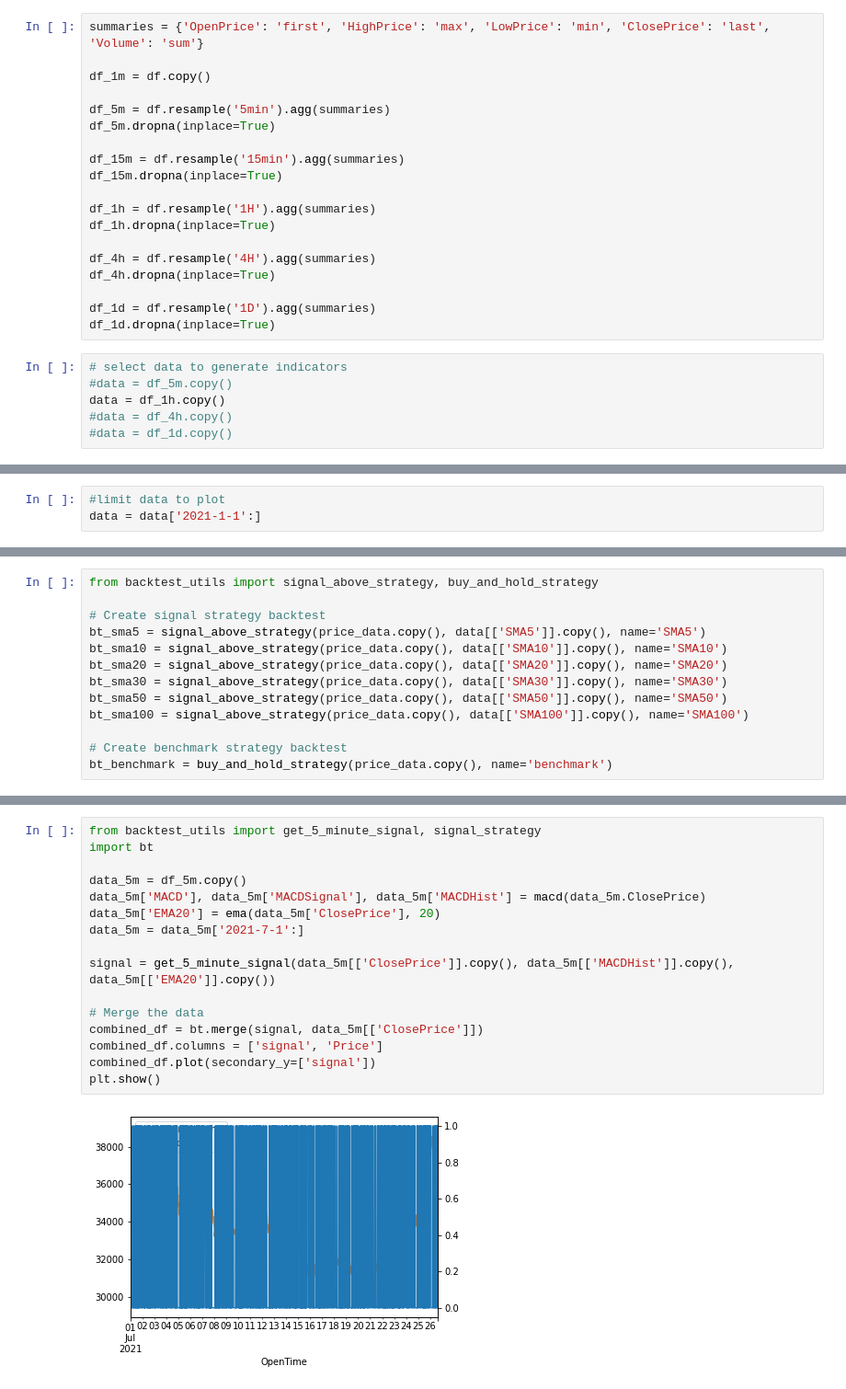
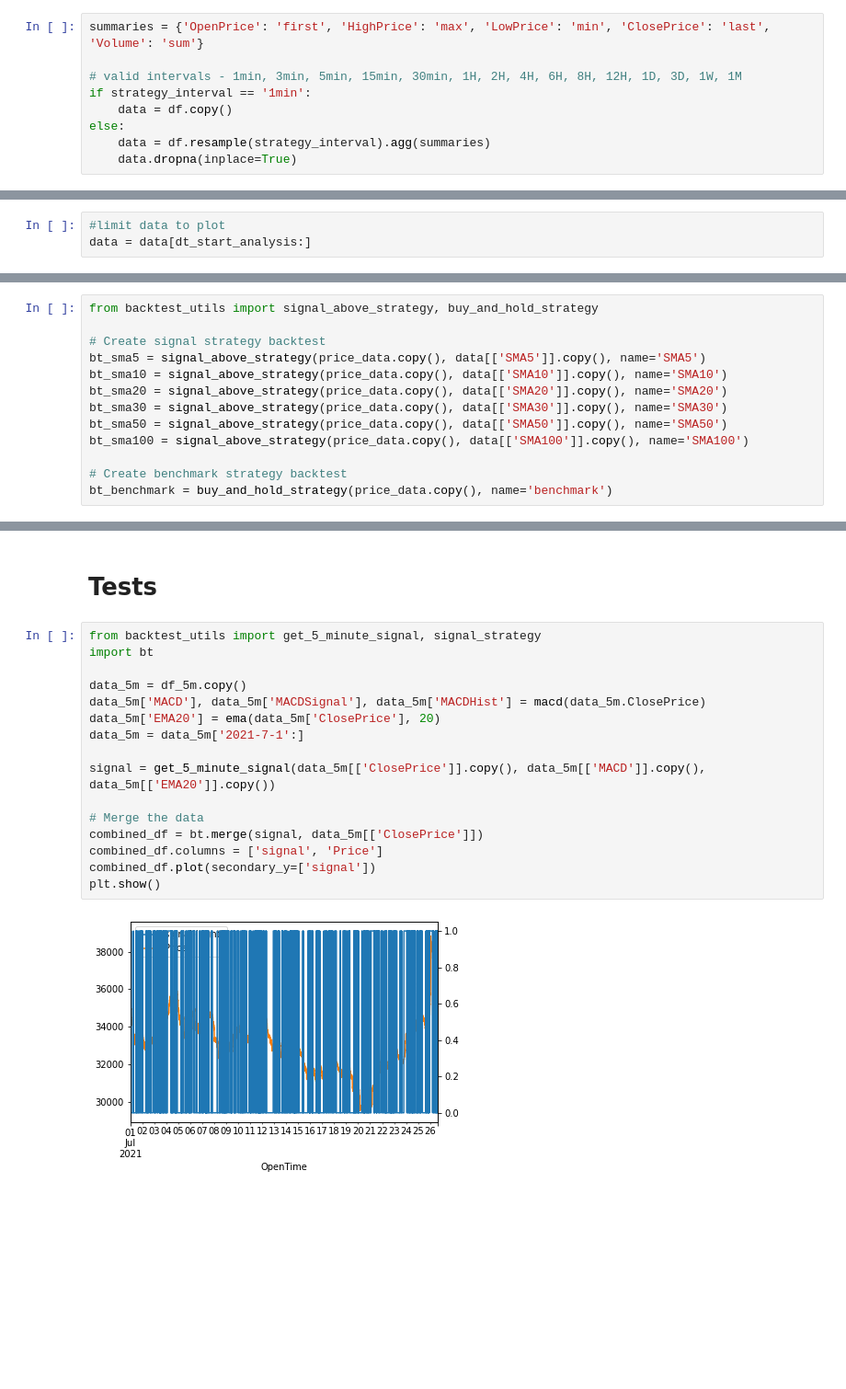
Before and after one commit to evandroagnes/cryptocurrencies-trading, a Jupyter notebook: cryptocurrencies_analysis.ipynb, the cells around one changed output, grey strips where cells are left out. Shown at 92% size. Saved outputs shown, nothing was run; the diff lists cells and outputs as text; blank space fills up the shorter version.

```diff
--- a/cryptocurrencies_analysis.ipynb
+++ b/cryptocurrencies_analysis.ipynb
@@ -87,31 +96,15 @@ df.to_csv(filename)
 df = df['2020-1-1':]
 filename = 'data/' + pair + '-' + interval + '-binance.csv'
 df.to_csv(filename)
-# %%
-summaries = {'OpenPrice': 'first', 'HighPrice': 'max', 'LowPrice': 'min', 'ClosePrice': 'last', 'Volume': 'sum'}
-
-df_1m = df.copy()
-
-df_5m = df.resample('5min').agg(summaries)
-df_5m.dropna(inplace=True)
-
-df_15m = df.resample('15min').agg(summaries)
-df_15m.dropna(inplace=True)
-
-df_1h = df.resample('1H').agg(summaries)
-df_1h.dropna(inplace=True)
-
-df_4h = df.resample('4H').agg(summaries)
-df_4h.dropna(inplace=True)
-
-df_1d = df.resample('1D').agg(summaries)
-df_1d.dropna(inplace=True)
-# %%
-# select data to generate indicators
-#data = df_5m.copy()
-data = df_1h.copy()
-#data = df_4h.copy()
-#data = df_1d.copy()
+# %%
+summaries = {'OpenPrice': 'first', 'HighPrice': 'max', 'LowPrice': 'min', 'ClosePrice': 'last', 'Volume': 'sum'}
+
+# valid intervals - 1min, 3min, 5min, 15min, 30min, 1H, 2H, 4H, 6H, 8H, 12H, 1D, 3D, 1W, 1M
+if strategy_interval == '1min':
+    data = df.copy()
+else:
+    data = df.resample(strategy_interval).agg(summaries)
+    data.dropna(inplace=True)
 # %%
 data.sample(10)
 # %% [output]
@@ -168,6 +158,6 @@ data['UpperBBand'], data['MidiBBand'], data['LowerBBand'] = bbands(data.ClosePri
 # %%
 #limit data to plot
-data = data['2021-1-1':]
+data = data[dt_start_analysis:]
 # %%
 from technical_indicator_utils import fibonacci_retracement_levels
 
@@ -486,21 +476,23 @@ incep  20.14%   -3.93%   66.64%    64.11%
+# %% [markdown]
+# Tests
 # %%
 from backtest_utils import get_5_minute_signal, signal_strategy
 import bt
 
 data_5m = df_5m.copy()
 data_5m['MACD'], data_5m['MACDSignal'], data_5m['MACDHist'] = macd(data_5m.ClosePrice)
 data_5m['EMA20'] = ema(data_5m['ClosePrice'], 20)
 data_5m = data_5m['2021-7-1':]
 
-signal = get_5_minute_signal(data_5m[['ClosePrice']].copy(), data_5m[['MACDHist']].copy(), data_5m[['EMA20']].copy())
+signal = get_5_minute_signal(data_5m[['ClosePrice']].copy(), data_5m[['MACD']].copy(), data_5m[['EMA20']].copy())
 
 # Merge the data
 combined_df = bt.merge(signal, data_5m[['ClosePrice']])
 combined_df.columns = ['signal', 'Price']
 combined_df.plot(secondary_y=['signal'])
 plt.show()
 # %% [output]
-[figure, old version]
+[figure, new version]
 # %%
 bt_backtest = signal_strategy(df_5m[['ClosePrice']].copy(), signal, '5-min')
 
```
Also changed, not shown: parts of 26 cells of this notebook.
